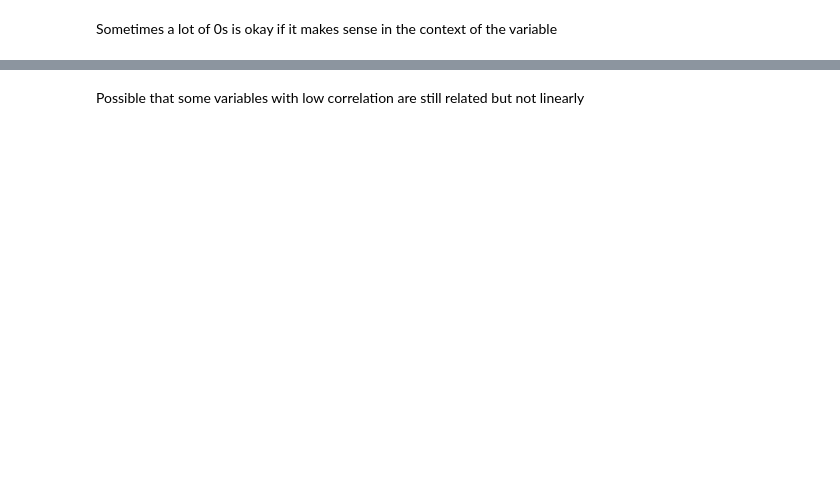
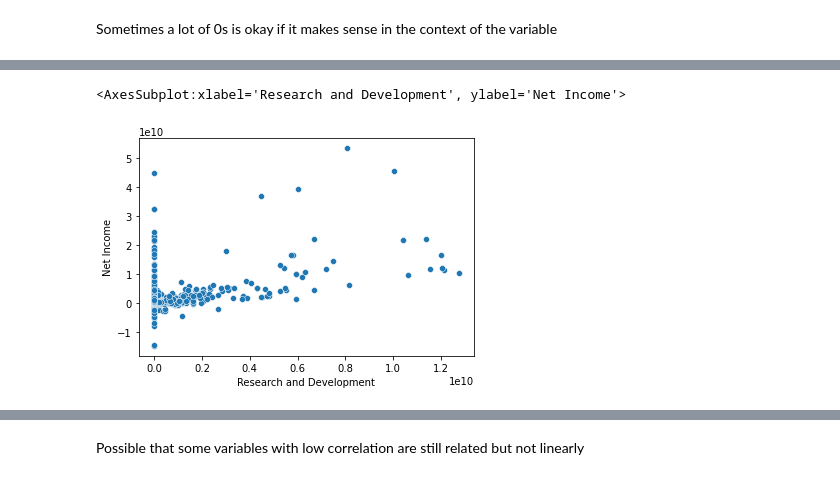
Before and after one commit to sarahhsu1301/STAT-303-2, a Jupyter notebook: Project.ipynb, the cells around one changed output, grey strips where cells are left out. Drawn from its saved outputs; the diff is of its cells as text; code cells hidden in the pictures; blank space fills up the shorter version.

```diff
--- a/Project.ipynb
+++ b/Project.ipynb
@@ -171,0 +172,5 @@ Year doesn't have much of a significant effect on net income
+# %%
+sns.scatterplot(x = 'Research and Development', y = 'Net Income', data = train)
+# %% [output]
+<AxesSubplot:xlabel='Research and Development', ylabel='Net Income'>
+[figure, added]
```
Also changed, not shown: parts of 31 cells of this notebook.
